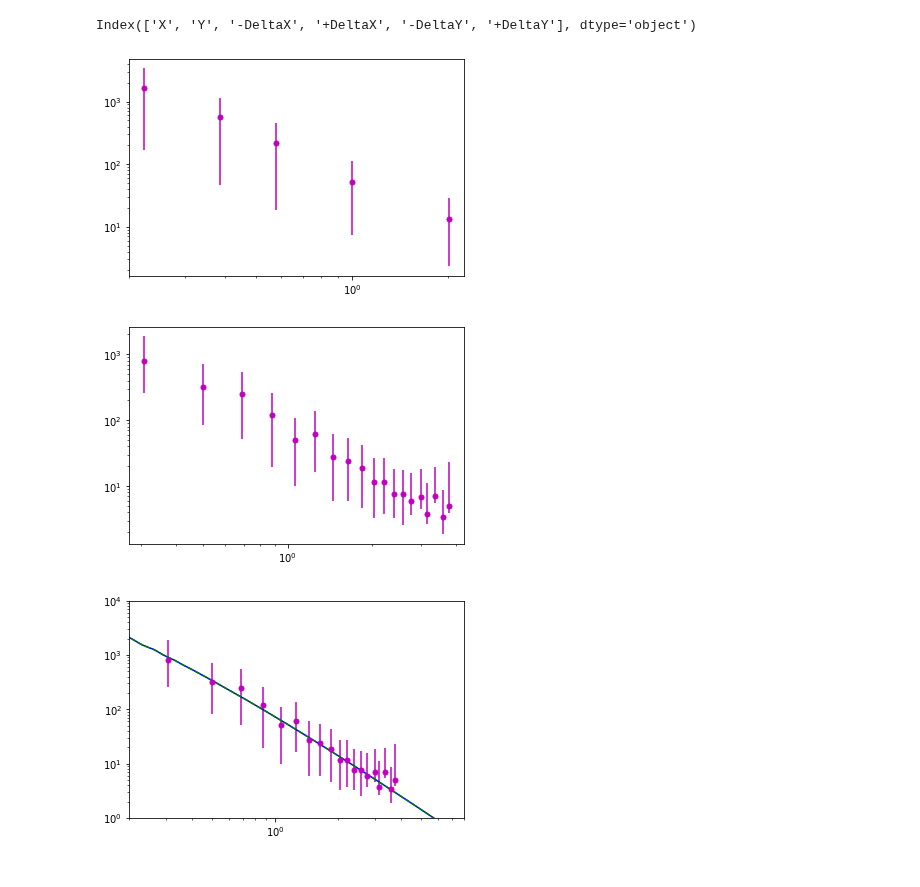
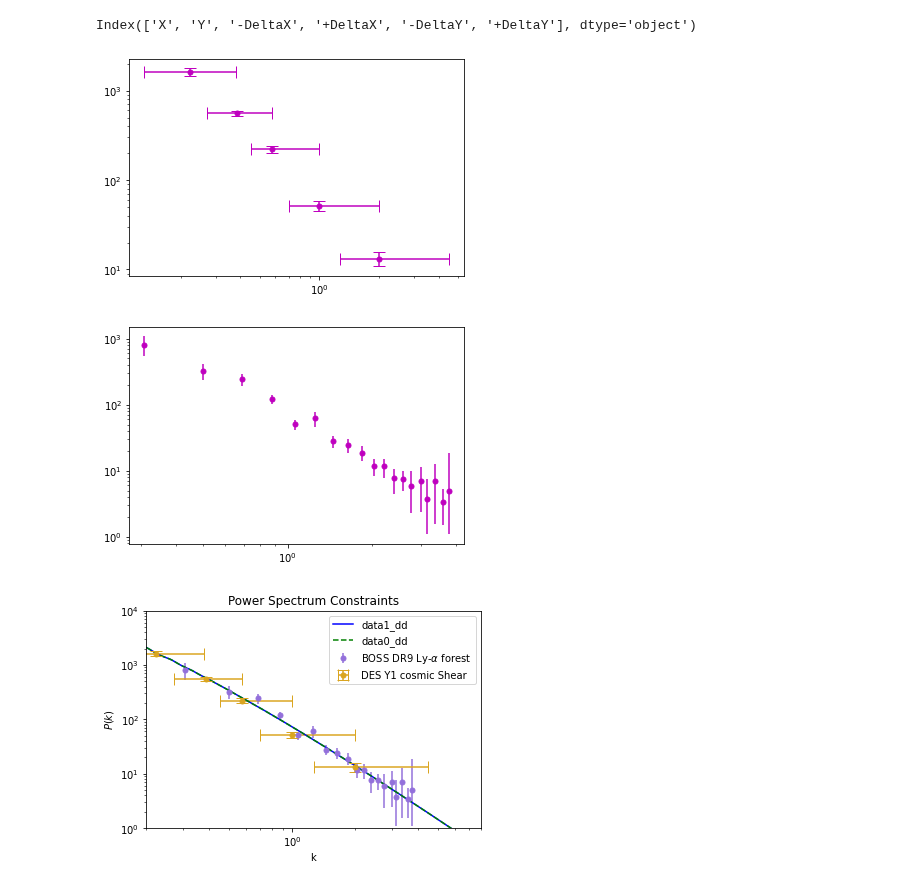
Before and after one commit to NolanSmyth/class_recoupling, a Jupyter notebook: analyze_interps.ipynb, the cells around one changed output. Drawn from its saved outputs; the diff is of its cells as text; code cells hidden in the pictures.

```diff
--- a/analyze_interps.ipynb
+++ b/analyze_interps.ipynb
@@ -229,35 +229,46 @@ dfDES = pd.read_csv("DESY1.csv")
 dfDES.keys()
 # %% [output]
 Index(['X', 'Y', '-DeltaX', '+DeltaX', '-DeltaY', '+DeltaY'], dtype='object')
+# %%
+dfDES = dfDES.assign(ylow = dfDES["Y"] - dfDES["-DeltaY"], yhigh = dfDES["+DeltaY"] - dfDES["Y"])
+dfDES = dfDES.assign(xlow = dfDES["X"] - dfDES["-DeltaX"], xhigh = dfDES["+DeltaX"] - dfDES["X"])
 # %%
-yerrDES = np.array([dfDES["-DeltaY"], dfDES['+DeltaY']])
-xerrDES = np.array([dfDES["-DeltaX"], dfDES['+DeltaX']])
-plt.errorbar(dfDES['X'], dfDES['Y'], yerrDES, marker='o', ms=5, color='m', ls='none')
+yerrDES = np.array([dfDES["ylow"], dfDES['yhigh']])
+xerrDES = np.array([dfDES["xlow"], dfDES['xhigh']])
+plt.errorbar(dfDES['X'], dfDES['Y'], yerr=yerrDES, xerr=xerrDES, marker='o', ms=5, color='m', ls='none', capsize=6)
 plt.xscale('log')
 plt.yscale('log')
 # %% [output]
-[figure, old version]
+[figure, new version]
 # %%
 columns = ["k", "P(k)", "delta P(k)+", "delta P(k)-"]
-df = pd.read_csv("BOSS.csv", header=None)
-df.columns = columns
-yerr = np.array([df["delta P(k)-"], df['delta P(k)+']])
+dfBOSS = pd.read_csv("BOSS.csv", header=None)
+dfBOSS.columns = columns
+# yerr = np.array([dfBOSS["delta P(k)-"], dfBOSS['delta P(k)+']])
+# %%
+dfBOSS= dfBOSS.assign(ylow = dfBOSS["P(k)"] - dfBOSS["delta P(k)-"], yhigh = dfBOSS["delta P(k)+"] - dfBOSS["P(k)"])
+yerrBOSS = np.array([dfBOSS["ylow"], dfBOSS['yhigh']])
 # %%
-plt.errorbar(df['k'], df['P(k)'], yerr, marker='o', ms=5, color='m', ls='none')
+plt.errorbar(dfBOSS['k'], dfBOSS['P(k)'], yerr=yerrBOSS, marker='o', ms=5, color='m', ls='none')
 plt.xscale('log')
 plt.yscale('log')
 # %% [output]
-[figure, old version]
+[figure, new version]
 # %%
 plot_idx=90
 plt.plot(kk, pk_dd_interp((T_rec_arr[plot_idx], A_rec_arr[plot_idx], kk)),'b', label='data1_dd')
 plt.plot(kk, pk_dd_interp((T_rec_arr[0], A_rec_arr[0], kk)),'g--', label='data0_dd')
-plt.errorbar(df['k'], df['P(k)'], yerr, marker='o', ms=5, color='m', ls='none')
+plt.errorbar(dfBOSS['k'], dfBOSS['P(k)'], yerr=yerrBOSS, marker='o', ms=5, color='mediumpurple', ls='none', label=r'BOSS DR9 Ly-$\alpha$ forest')
+plt.errorbar(dfDES['X'], dfDES['Y'], yerr=yerrDES, xerr=xerrDES, marker='o', ms=5, color='goldenrod', ls='none', capsize=6, label='DES Y1 cosmic Shear')
 plt.xscale('log')
 plt.yscale('log')
 plt.xlim(0.2,8)
 # plt.xlim(10,100)
 plt.ylim(1e0,1e4)
+plt.xlabel('k')
+plt.ylabel('$P(k)$')
+plt.title('Power Spectrum Constraints')
+plt.legend()
 plt.show()
 # %% [output]
-[figure, old version]
+[figure, new version]
```
